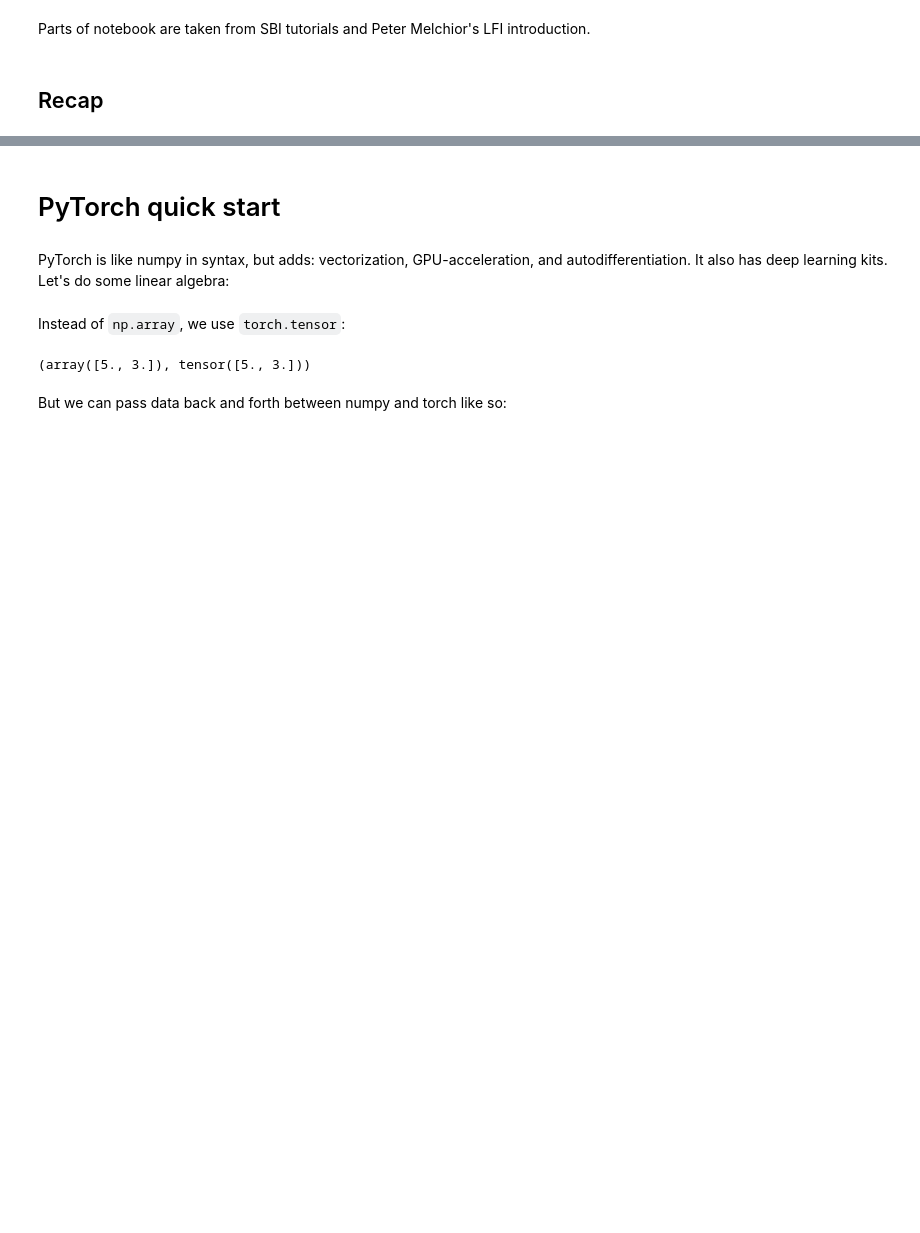
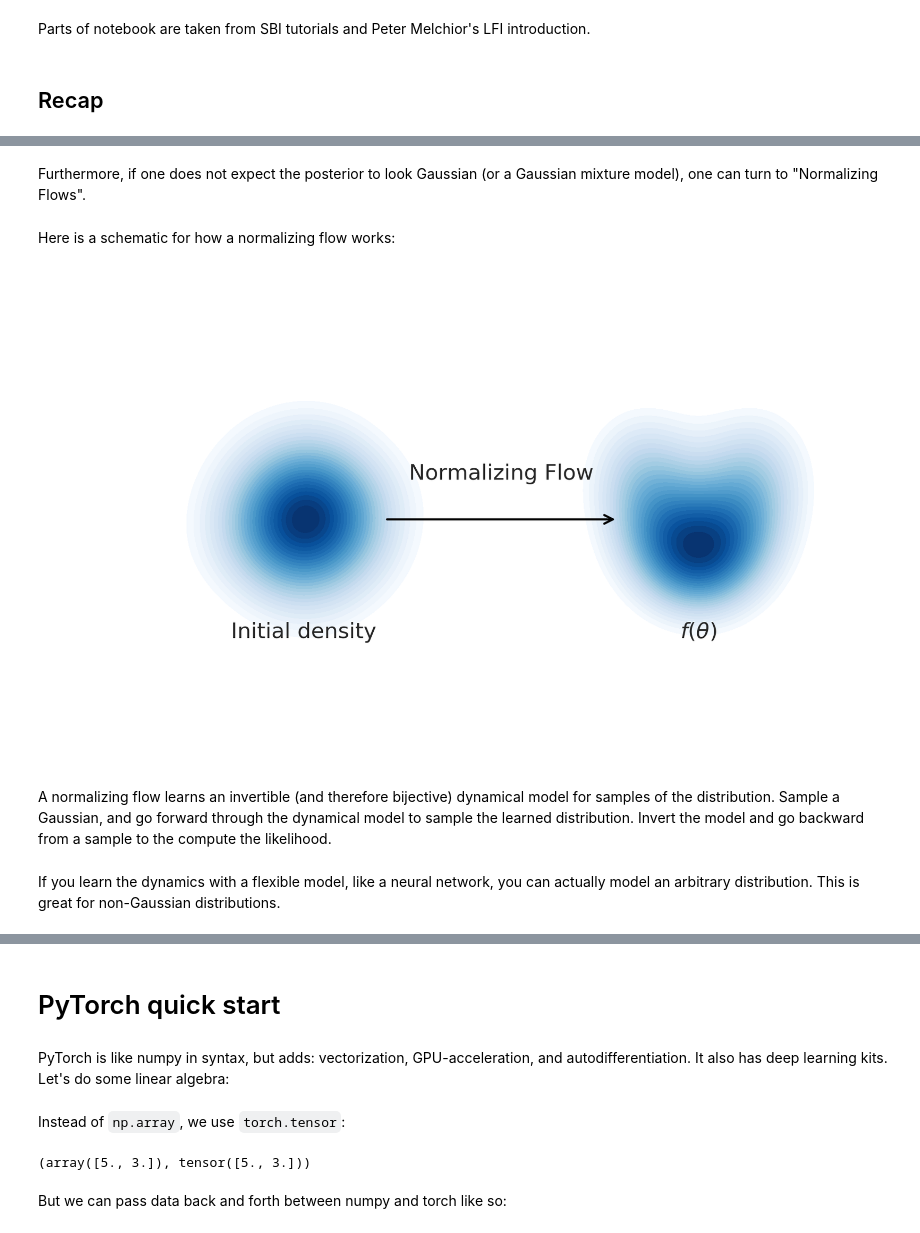
Before and after one commit to MilesCranmer/sbi, a Jupyter notebook: tutorial/full.ipynb, the cells around one changed output, grey strips where cells are left out. Saved outputs shown, nothing was run; the diff lists cells and outputs as text; code cells hidden in the pictures; blank space fills up the shorter version.

```diff
--- a/tutorial/full.ipynb
+++ b/tutorial/full.ipynb
@@ -28,0 +39,2 @@ for several examples of $\{\theta, x\}_i$, such that $\sum_i P(\theta|x)$ is max
+# %% [markdown]
+Furthermore, if one does not expect the posterior to look Gaussian (or a Gaussian mixture model), one can turn to "Normalizing Flows".
@@ -28,0 +45,49 @@ for several examples of $\{\theta, x\}_i$, such that $\sum_i P(\theta|x)$ is max
+# %% [markdown]
+Here is a schematic for how a normalizing flow works:
+# %%
+from matplotlib import ticker
+sns.set_style("whitegrid", {'axes.grid' : False})
+
+
+f, ax = plt.subplots(1, 1, figsize=np.array([8, 4]), dpi=300)
+
+data1 = np.random.randn(1000, 2)
+data2 = make_moons(1000)
+data2 = np.array(data2[0][data2[1]==1])
+data2 -= np.average(data2, 0)[None]
+data2 /= np.std(data2, 0)[None]
+
+for i in range(2):
+    tdata = [data1, data2][i]
+
+    ax = sns.kdeplot(
+                x=tdata[:, 0] + i*10,
+                y=tdata[:, 1],
+                n_levels=30,
+                bw_method=1,
+                shade=True,
+                ax=ax,
+                thresh=0.1,
+                cmap='Blues')
+
+
+ax.axis('scaled')
+
+ax.set_frame_on(False) #Remove both axes
+ax.xaxis.set_major_formatter(ticker.NullFormatter())
+ax.yaxis.set_major_formatter(ticker.NullFormatter())
+
+ax.annotate('', (8, 0), (2, 0),
+            arrowprops=
+            {'arrowstyle':'->',
+             'color':'k',
+             'linewidth': 1});
+ax.text(5, 1, 'Normalizing Flow', horizontalalignment='center')
+ax.text(0, -3, 'Initial density', horizontalalignment='center')
+ax.text(10, -3, r'$f(\theta)$', horizontalalignment='center');
+# %% [output]
+[figure, added]
+# %% [markdown]
+A normalizing flow learns an invertible (and therefore bijective) dynamical model for samples of the distribution. Sample a Gaussian, and go forward through the dynamical model to sample the learned distribution. Invert the model and go backward from a sample to the compute the likelihood.
+# %% [markdown]
+If you learn the dynamics with a flexible model, like a neural network, you can actually model an arbitrary distribution. This is great for non-Gaussian distributions.
```
Also changed, not shown: parts of 30 cells of this notebook.
